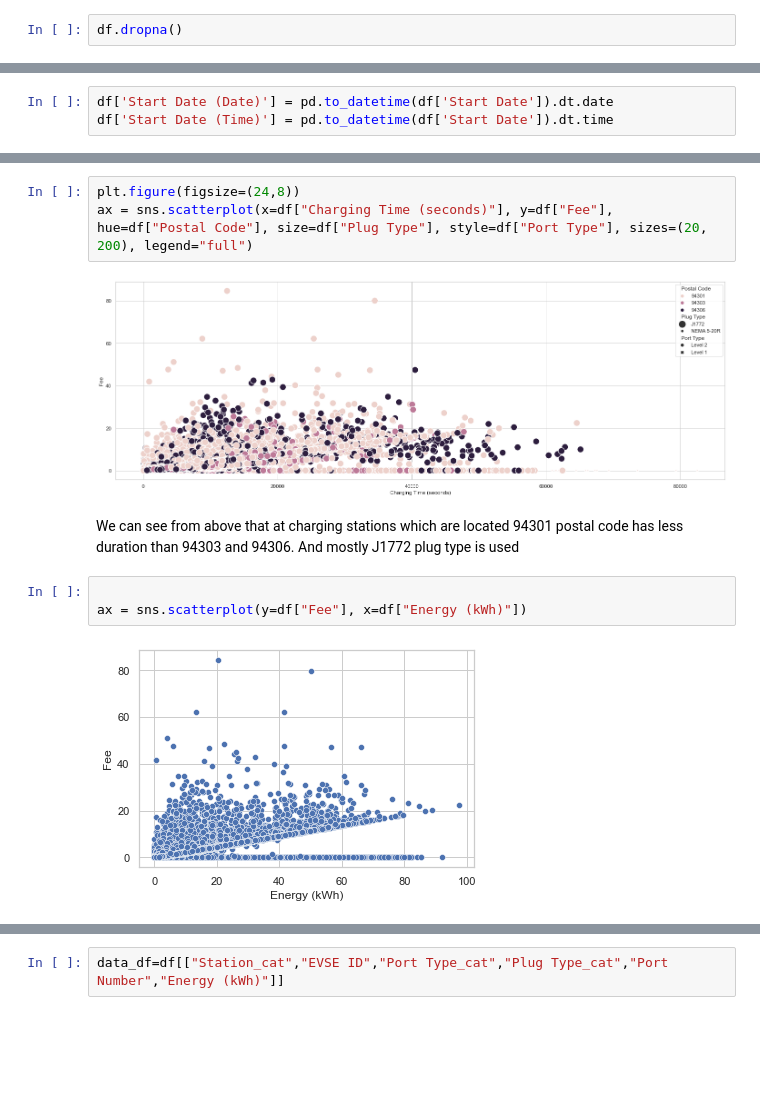
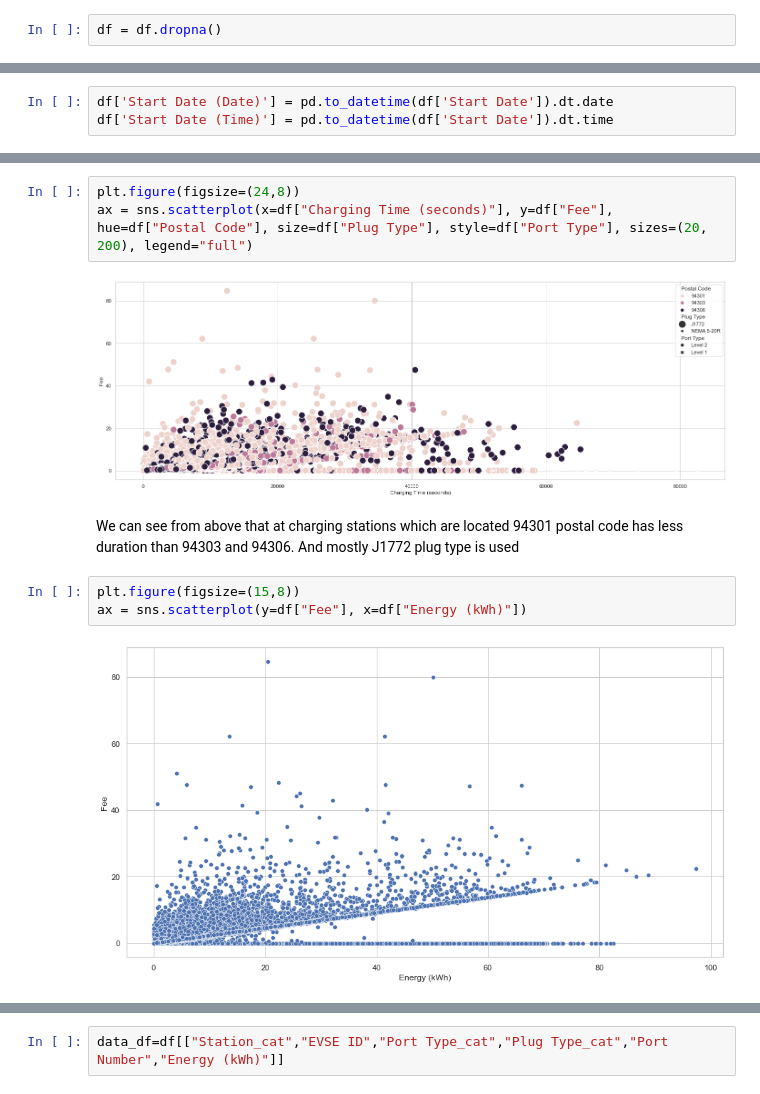
Before and after one commit to natvar55/IT496_Data_Voyagers_Project1, a Jupyter notebook: Data_Voyagers_Project1.ipynb, the cells around one changed output, grey strips where cells are left out. Cells and saved outputs as stored; diff of their text form; blank space fills up the shorter version.

```diff
--- a/Data_Voyagers_Project1.ipynb
+++ b/Data_Voyagers_Project1.ipynb
@@ -61,4 +47,4 @@ df.shape
 df['Model Number'].fillna(0, inplace=True)
 df['EVSE ID'].fillna(0, inplace=True)
 # %%
-df.dropna()
+df = df.dropna()
@@ -261,15 +213,15 @@ sns.heatmap(data=new_df.corr(), lw = 1)
 plt.figure(figsize=(24,8))
 ax = sns.scatterplot(x=df["Charging Time (seconds)"], y=df["Fee"], hue=df["Postal Code"], size=df["Plug Type"], style=df["Port Type"], sizes=(20, 200), legend="full")
 # %% [output]
-[figure, old version]
+[figure, new version]
 # %% [markdown]
 We can see from above that at charging stations which are located 94301 postal code has less duration than 94303 and 94306.
 And mostly J1772 plug type is used
 # %%
-
+plt.figure(figsize=(15,8))
 ax = sns.scatterplot(y=df["Fee"], x=df["Energy (kWh)"])
 # %% [output]
-[figure, old version]
+[figure, new version]
 # %%
 plt.figure(figsize=(15,8))
 ax = sns.scatterplot(x=df["Charging Time (seconds)"], y=df["Energy (kWh)"])
```
Also changed, not shown: parts of 37 cells of this notebook.
